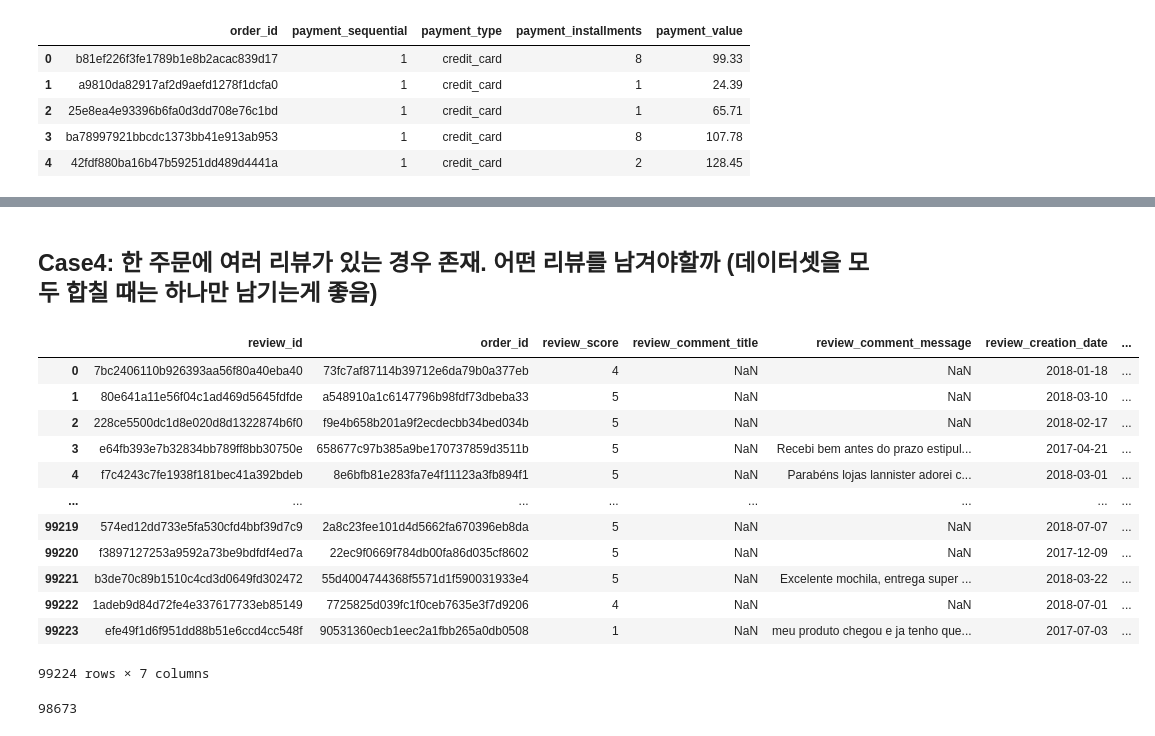
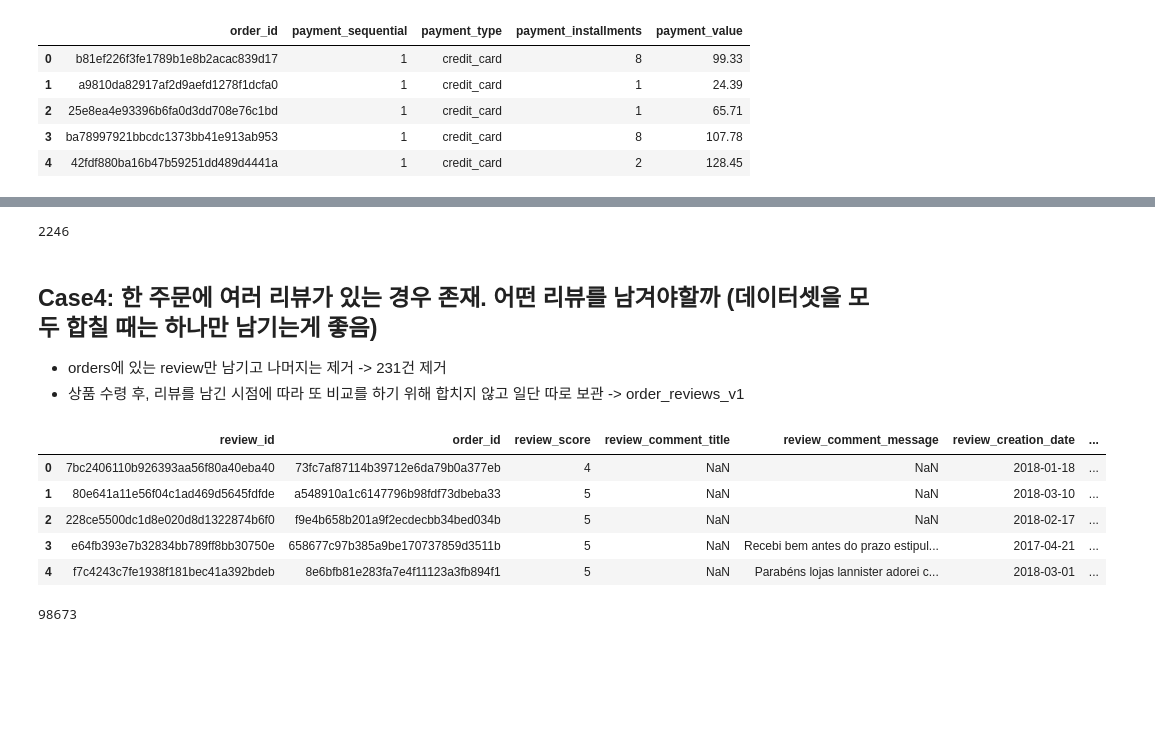
Before and after one commit to DongMyeong2/portfolio, a Jupyter notebook: Sub_Project_1_olist/olist.ipynb, the cells around one changed output, grey strips where cells are left out. Saved outputs shown, nothing was run; the diff lists cells and outputs as text; code cells hidden in the pictures; blank space fills up the shorter version.

```diff
--- a/Sub_Project_1_olist/olist.ipynb
+++ b/Sub_Project_1_olist/olist.ipynb
@@ -369,21 +387,23 @@ order_payments_v1.head()
+# %%
+# 분할 결제한 주문: 2,246건
+order_payments_check = order_payments_v2[order_payments_v2['order_id'].isin(order_payments_v2['order_id'].value_counts()[order_payments_v2['order_id'].value_counts() > 1].index)].sort_values(by='order_id')
+len(order_payments_check['order_id'].unique())
+# %% [output]
+2246
 # %% [markdown]
 ## Case4: 한 주문에 여러 리뷰가 있는 경우 존재. 어떤 리뷰를 남겨야할까 (데이터셋을 모두 합칠 때는 하나만 남기는게 좋음)
+- orders에 있는 review만 남기고 나머지는 제거 -> 231건 제거
+- 상품 수령 후, 리뷰를 남긴 시점에 따라 또 비교를 하기 위해 합치지 않고 일단 따로 보관 -> order_reviews_v1
 # %%
-order_reviews
+# 99,224행
+order_reviews.head()
 # %% [output]
 |  | review_id | order_id | review_score | review_comment_title | review_comment_message | review_creation_date | ... |
 | 0 | 7bc2406110b926393aa56f80a40eba40 | 73fc7af87114b39712e6da79b0a377eb | 4 | NaN | NaN | 2018-01-18 | ... |
 | 1 | 80e641a11e56f04c1ad469d5645fdfde | a548910a1c6147796b98fdf73dbeba33 | 5 | NaN | NaN | 2018-03-10 | ... |
 | 2 | 228ce5500dc1d8e020d8d1322874b6f0 | f9e4b658b201a9f2ecdecbb34bed034b | 5 | NaN | NaN | 2018-02-17 | ... |
 | 3 | e64fb393e7b32834bb789ff8bb30750e | 658677c97b385a9be170737859d3511b | 5 | NaN | Recebi bem antes do prazo estipul... | 2017-04-21 | ... |
 | 4 | f7c4243c7fe1938f181bec41a392bdeb | 8e6bfb81e283fa7e4f11123a3fb894f1 | 5 | NaN | Parabéns lojas lannister adorei c... | 2018-03-01 | ... |
-| ... | ... | ... | ... | ... | ... | ... | ... |
-| 99219 | 574ed12dd733e5fa530cfd4bbf39d7c9 | 2a8c23fee101d4d5662fa670396eb8da | 5 | NaN | NaN | 2018-07-07 | ... |
-| 99220 | f3897127253a9592a73be9bdfdf4ed7a | 22ec9f0669f784db00fa86d035cf8602 | 5 | NaN | NaN | 2017-12-09 | ... |
-| 99221 | b3de70c89b1510c4cd3d0649fd302472 | 55d4004744368f5571d1f590031933e4 | 5 | NaN | Excelente mochila, entrega super ... | 2018-03-22 | ... |
-| 99222 | 1adeb9d84d72fe4e337617733eb85149 | 7725825d039fc1f0ceb7635e3f7d9206 | 4 | NaN | NaN | 2018-07-01 | ... |
-| 99223 | efe49f1d6f951dd88b51e6ccd4cc548f | 90531360ecb1eec2a1fbb265a0db0508 | 1 | NaN | meu produto chegou e ja tenho que... | 2017-07-03 | ... |
-99224 rows × 7 columns
 # %%
 len(order_reviews['order_id'].unique())
 # %% [output]
```
Also changed, not shown: parts of 50 cells of this notebook.
